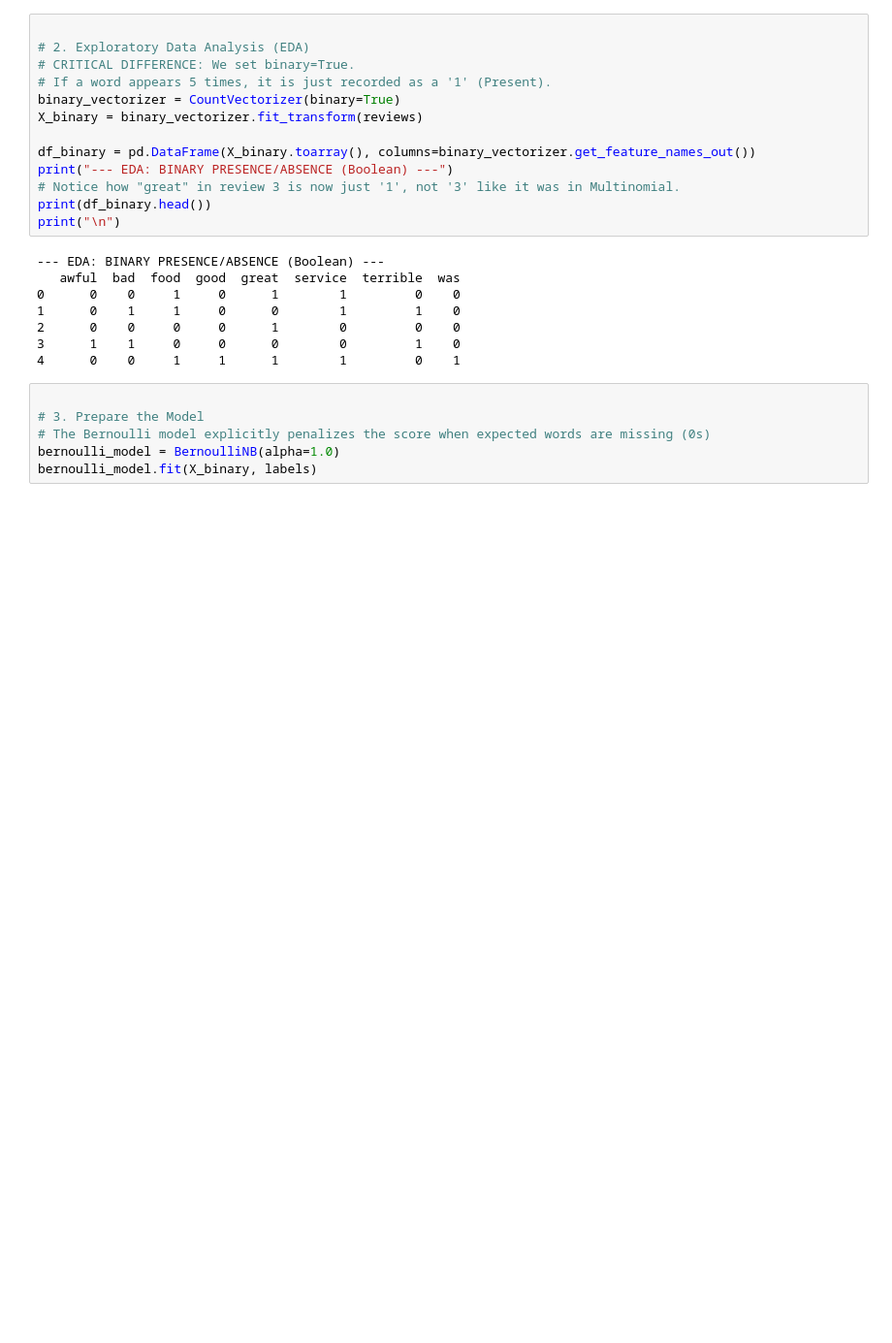
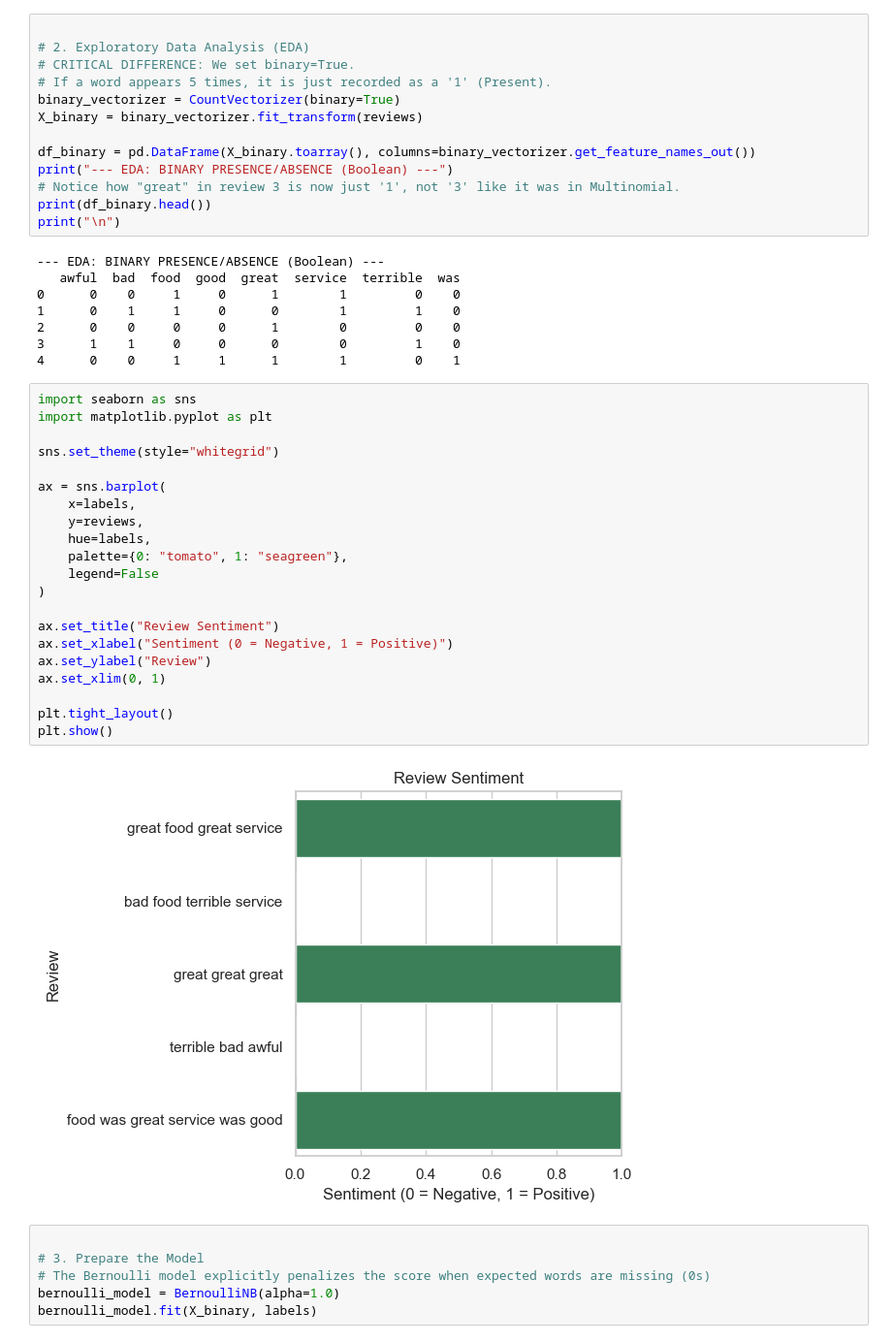
Before and after one commit to malik09-teach/batch-01, a Jupyter notebook: classification/bernoli.ipynb, the cells around one changed output. Shown at 97% size. Saved outputs shown, nothing was run; the diff lists cells and outputs as text; blank space fills up the shorter version.

```diff
--- a/classification/bernoli.ipynb
+++ b/classification/bernoli.ipynb
@@ -37,6 +37,29 @@ print("\n")
 2      0    0     0     0      1        0         0    0
 3      1    1     0     0      0        0         1    0
 4      0    0     1     1      1        1         0    1
+# %%
+import seaborn as sns
+import matplotlib.pyplot as plt
+
+sns.set_theme(style="whitegrid")
+
+ax = sns.barplot(
+    x=labels,
+    y=reviews,
+    hue=labels,
+    palette={0: "tomato", 1: "seagreen"},
+    legend=False
+)
+
+ax.set_title("Review Sentiment")
+ax.set_xlabel("Sentiment (0 = Negative, 1 = Positive)")
+ax.set_ylabel("Review")
+ax.set_xlim(0, 1)
+
+plt.tight_layout()
+plt.show()
+# %% [output]
+[figure, added]
 # %%
 
 # 3. Prepare the Model
```
Also changed, not shown: parts of 1 cell of this notebook.
